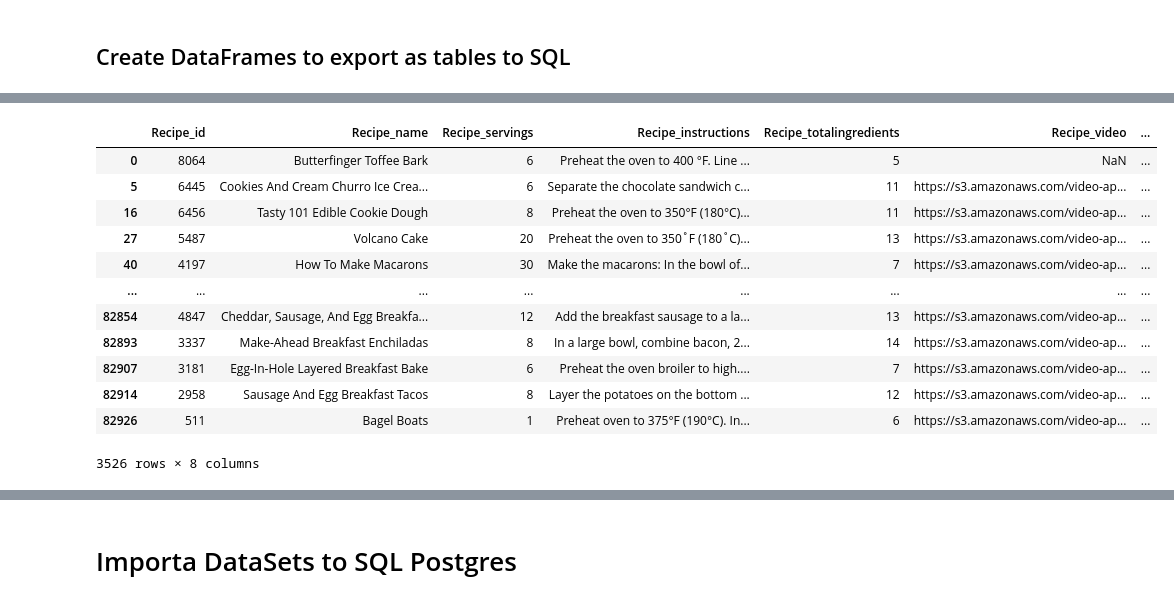
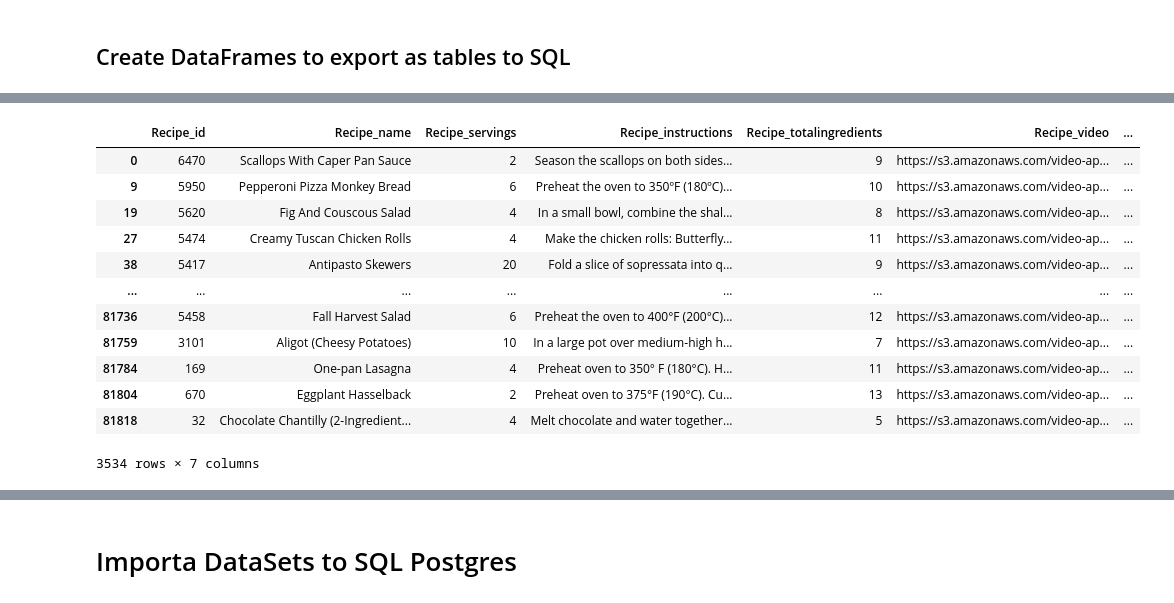
Before and after one commit to AndresCBF/IronHack, a Jupyter notebook: Projetos/ETL Tasty/Appi Tasty.ipynb, the cells around one changed output, grey strips where cells are left out. Saved outputs shown, nothing was run; the diff lists cells and outputs as text; code cells hidden in the pictures.

```diff
--- a/Projetos/ETL Tasty/Appi Tasty.ipynb
+++ b/Projetos/ETL Tasty/Appi Tasty.ipynb
@@ -371,5 +381,6 @@ df_recepies[df_recepies['Country_tags']=='United States']
 # %%
 def countrytitle(title) :
+
     tag_country={'zambian':'Zambia','yemeni':'Yemen','vanuatuan':'Vanuatu','Uzbek':'Uzbekistan','uruguayan':'Uruguay','american':'United States',
                  'emirati':'United Arab Emirates','ukrainian':'Ukraine','ugandan':'Uganda','tuvaluan':'Tuvalu','turkoman':'Turkmenistan',
                  'turkish':'Turkey','tunisian':'Tunisia','trinidadian':'Trinidad and Tobago','togolese':'Togo','thai':'Thailand','tajik':'Tajikistan',
@@ -388,15 +399,23 @@ def countrytitle(title) :
                  'eritrean':'Eritrea', 'egyptian':'Egypt','dominican':'Dominican Republic','danish':'Denmark','czech':'Czech Republic','cypriot':'Cyprus',
                  'croat': 'Croatia','rican':'Costa Rica','congolese':'Congo','chilean':'Chile','chadian':'Chad','cameroonian':'Cameroon','cambodian':'Cambodia',
                  'burundian':'Burundi','burkinese':'Burkina Faso','bulgarian':'Bulgaria','botswanan':'Botswana','bosnian':'Bosnia','bolivian':'Bolivia',
-                 'bhutanese':'Bhutan','bermudian':'Bermuda','beninese':'Benin','belizean':'Belize','belarusian':'Belarus','barbadian':'Barbados','bangladeshi','Bangladesh',
-                 'bahraini':'Bahrain','azerbaijani':'Azerbaijan','austrian':'Austria','armenian':'Armenia','angolan':'Angola','andorran':'Andorra',
-                 'samoan':'Samoa','algerian':'Algeria',
+                 'bhutanese':'Bhutan','bermudian':'Bermuda','beninese':'Benin','belizean':'Belize','belarusian':'Belarus','barbadian':'Barbados',
+                 'bangladeshi':'Bangladesh','bahraini':'Bahrain','azerbaijani':'Azerbaijan','austrian':'Austria','armenian':'Armenia','angolan':'Angola',
+                 'andorran':'Andorra','samoan':'Samoa','algerian':'Algeria','albanian':'Albania','afghan':'Afghanistan','vietnamese':'Vietnam','venezuelan':'Venezuela',
+                 'taiwanese':'Taiwan','swiss':'Switzerland','swedish':'Sweden','spanish':'spain','philippine':'Philippines','dutch':'Netherlands',
+                 'mexican':'Mexico','japanese':'Japan','italian':'Italy','israeli':'Israel','ireland':'Ireland','indian':'India','honduran':'Honduras',
+                 'haitian':'Haiti','guatemalan':'Guatemala','german':'Germany','french':'France','salvadorean':'El Salvador','ecuadorean':'Ecuador',
+                 'dominican':'Dominican Republic','cuban':'Cuba','colombian':'Colombia','chinese':'China','canadian':'Canada','brazilian':'Brazil',
+                 'belgian':'Belgium', 'bahamian':'Bahamas','australian':'Australia','argentinian':'Argentina','british':'United Kingdom',
+                 'vietnamese':'Vietnam','venezuelan':'Venezuela','thai':'Thailand','taiwanese':'Taiwan',
+                 'swedish':'Sweden','south african':'South Africa','puerto rican':'Puerto Rico','peruvian':'Peru',
+                 'persian':'Iran','mexican':'Mexico','lebanese':'Lebanon', 'laotian':'Laos','korean':'South Korea',
+                 'kenyan':'Kenya','japanese':'Japan','jamaican':'Jamaica', 'italian':'Italy','indian':'India',
+                 'hawaiian':'United States','haitian':'Haiti', 'greek':'Greece','german':'Germany','french':'France',
+                 'filipino':'Philippines','ethiopian':'Ethiopia', 'dominican':'Dominican Republic','cuban':'Cuba',
+                 'chinese':'China','british':'United Kingdom','brazilian':'Brazil','american':'United States'}
 
-
-
-
-                }
-    for tag in title.lower().split(' '):
-        if tag in tag_country.keys():
-            country = tag_country[tag]
+    for word in title.lower().split(' '):
+        if word in tag_country.keys():
+            country = tag_country[word]
             return country
@@ -406,0 +422,2 @@ df_recepies['Country_tags'].isna().sum()
+# %%
+df_recepies['Country_tags'] = df_recepies['Recipe_name'].apply(countrytitle)
@@ -407,2 +440,2 @@ df_recepies['Country_tags'].isna().sum()
 # %%
-df_recepies['Country_tags'] = np.where(df_recepies['Country_tags'].isna(),df_recepies['Recipe_name'].apply(countrytitle), df_recepies['Country_tags'])
+df_recepies['Country_tags'] = np.where(df_recepies['Country_tags'].isna(),df_recepies['Recipe_tags'].apply(country), df_recepies['Country_tags'])
@@ -448,5 +497,2 @@ df_recepies['Country_tags'].isna().sum()
 # %% [markdown]
 ## Create DataFrames to export as tables to SQL
-# %%
-df_recepies['Len_tags'] = np.where(df_recepies['Recipe_tags'].notna(), df_recepies['Recipe_tags'].str.len(),0)
-df_recepies['Len_tags'].describe()
@@ -575,21 +595,21 @@ ingredients
 # %%
-recipes = df_recepies[['Recipe_id','Recipe_name','Recipe_servings','Recipe_instructions','Recipe_totalingredients','Recipe_video','Recipe_tags','Country_id']]
-recipes= recipes.drop_duplicates(subset=['Recipe_id','Recipe_name','Recipe_servings','Recipe_instructions','Recipe_totalingredients','Recipe_video','Country_id'])
+recipes = df_recepies[['Recipe_id','Recipe_name','Recipe_servings','Recipe_instructions','Recipe_totalingredients','Recipe_video','Recipe_tags']]
+recipes = recipes.drop_duplicates(subset=['Recipe_id','Recipe_name','Recipe_servings','Recipe_instructions','Recipe_totalingredients','Recipe_video'])
 recipes
 # %% [output]
 |  | Recipe_id | Recipe_name | Recipe_servings | Recipe_instructions | Recipe_totalingredients | Recipe_video | ... |
-| 0 | 8064 | Butterfinger Toffee Bark | 6 | Preheat the oven to 400 °F. Line ... | 5 | NaN | ... |
-| 5 | 6445 | Cookies And Cream Churro Ice Crea... | 6 | Separate the chocolate sandwich c... | 11 | https://s3.amazonaws.com/video-ap... | ... |
-| 16 | 6456 | Tasty 101 Edible Cookie Dough | 8 | Preheat the oven to 350°F (180°C)... | 11 | https://s3.amazonaws.com/video-ap... | ... |
-| 27 | 5487 | Volcano Cake | 20 | Preheat the oven to 350˚F (180˚C)... | 13 | https://s3.amazonaws.com/video-ap... | ... |
-| 40 | 4197 | How To Make Macarons | 30 | Make the macarons: In the bowl of... | 7 | https://s3.amazonaws.com/video-ap... | ... |
+| 0 | 6470 | Scallops With Caper Pan Sauce | 2 | Season the scallops on both sides... | 9 | https://s3.amazonaws.com/video-ap... | ... |
+| 9 | 5950 | Pepperoni Pizza Monkey Bread | 6 | Preheat the oven to 350ºF (180ºC)... | 10 | https://s3.amazonaws.com/video-ap... | ... |
+| 19 | 5620 | Fig And Couscous Salad | 4 | In a small bowl, combine the shal... | 8 | https://s3.amazonaws.com/video-ap... | ... |
+| 27 | 5474 | Creamy Tuscan Chicken Rolls | 4 | Make the chicken rolls: Butterfly... | 11 | https://s3.amazonaws.com/video-ap... | ... |
+| 38 | 5417 | Antipasto Skewers | 20 | Fold a slice of sopressata into q... | 9 | https://s3.amazonaws.com/video-ap... | ... |
 | ... | ... | ... | ... | ... | ... | ... | ... |
-| 82854 | 4847 | Cheddar, Sausage, And Egg Breakfa... | 12 | Add the breakfast sausage to a la... | 13 | https://s3.amazonaws.com/video-ap... | ... |
-| 82893 | 3337 | Make-Ahead Breakfast Enchiladas | 8 | In a large bowl, combine bacon, 2... | 14 | https://s3.amazonaws.com/video-ap... | ... |
-| 82907 | 3181 | Egg-In-Hole Layered Breakfast Bake | 6 | Preheat the oven broiler to high.... | 7 | https://s3.amazonaws.com/video-ap... | ... |
-| 82914 | 2958 | Sausage And Egg Breakfast Tacos | 8 | Layer the potatoes on the bottom ... | 12 | https://s3.amazonaws.com/video-ap... | ... |
-| 82926 | 511 | Bagel Boats | 1 | Preheat oven to 375°F (190°C). In... | 6 | https://s3.amazonaws.com/video-ap... | ... |
+| 81736 | 5458 | Fall Harvest Salad | 6 | Preheat the oven to 400°F (200°C)... | 12 | https://s3.amazonaws.com/video-ap... | ... |
+| 81759 | 3101 | Aligot (Cheesy Potatoes) | 10 | In a large pot over medium-high h... | 7 | https://s3.amazonaws.com/video-ap... | ... |
+| 81784 | 169 | One-pan Lasagna | 4 | Preheat oven to 350° F (180°C). H... | 11 | https://s3.amazonaws.com/video-ap... | ... |
+| 81804 | 670 | Eggplant Hasselback | 2 | Preheat oven to 375°F (190°C). Cu... | 13 | https://s3.amazonaws.com/video-ap... | ... |
+| 81818 | 32 | Chocolate Chantilly (2-Ingredient... | 4 | Melt chocolate and water together... | 5 | https://s3.amazonaws.com/video-ap... | ... |
-3526 rows × 8 columns
+3534 rows × 7 columns
 # %%
 df_recepies['Ratings_id']= df_recepies['Recipe_id']
 df_recepies['Nutrition_id']= df_recepies['Recipe_id']
```
Also changed, not shown: parts of 38 cells of this notebook, 8 other files.
